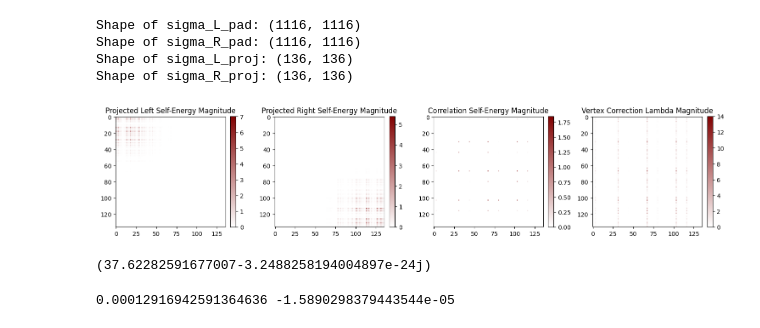
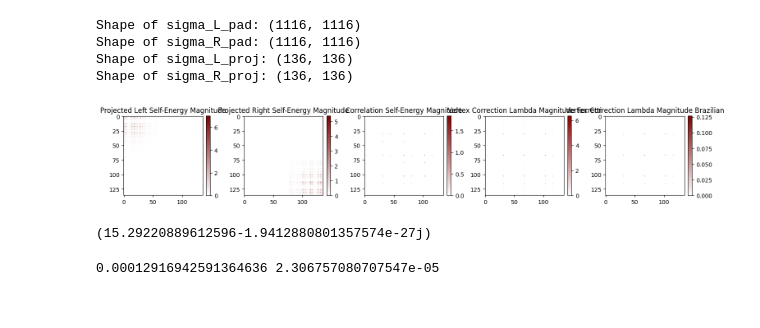
Before and after one commit to aj0337/qtpyt-tests, a Jupyter notebook: vertex_correction/pentadienyl/projection_mol_space/get_ed_transmission.ipynb, the cells around one changed output. Drawn from its saved outputs; the diff is of its cells as text; code cells hidden in the pictures.

```diff
--- a/vertex_correction/pentadienyl/projection_mol_space/get_ed_transmission.ipynb
+++ b/vertex_correction/pentadienyl/projection_mol_space/get_ed_transmission.ipynb
@@ -204,9 +204,12 @@ def combine_HS_leads_tip_blocks(hs_list_ii, hs_list_ij, side: str):
         S_merge = np.block([[S_bulk, S_coup], [S_coup.T.conj(), S_tip]])
 
         H_lm, S_lm = hs_list_ij[1]
-        H_lm_merge = np.vstack([np.zeros((810, 136)), H_lm])
-        S_lm_merge = np.vstack([np.zeros((810, 136)), S_lm])
 
+        n_bulk = H_bulk.shape[0]
+        n_mol = H_lm.shape[1]
+
+        H_lm_merge = np.vstack([np.zeros((n_bulk, n_mol)), H_lm])
+        S_lm_merge = np.vstack([np.zeros((n_bulk, n_mol)), S_lm])
         return [(H_merge, S_merge)], [(H_lm_merge, S_lm_merge)]
 
     if side == "right":
@@ -218,8 +221,10 @@ def combine_HS_leads_tip_blocks(hs_list_ii, hs_list_ij, side: str):
         S_merge = np.block([[S_tip, S_coup], [S_coup.T.conj(), S_bulk]])
 
         H_mr, S_mr = hs_list_ij[2]
-        H_mr_merge = np.hstack([H_mr, np.zeros((136, 810))])
-        S_mr_merge = np.hstack([S_mr, np.zeros((136, 810))])
+        n_bulk = H_bulk.shape[0]
+        n_mol = H_mr.shape[0]
+        H_mr_merge = np.hstack([H_mr, np.zeros((n_mol, n_bulk))])
+        S_mr_merge = np.hstack([S_mr, np.zeros((n_mol, n_bulk))])
 
         return [(H_merge, S_merge)], [(H_mr_merge, S_mr_merge)]
 
@@ -583,31 +588,36 @@ gamma_R = compute_gamma_from_sigma(sigma_R_proj)
 gamma_corr = compute_gamma_from_sigma(sigma_corr)
 n_mol = H_mol.shape[0]
 identity = np.eye(n_mol)
-lambda_corr_inv = gamma_L + gamma_R + 2 * eta * S_mol
+lambda_corr_inv = gamma_L + gamma_R + 2 * eta * identity
 lambda_corr = np.linalg.solve(lambda_corr_inv, gamma_corr)
+lambda_corr_brazilian = gamma_corr
 # %%
-fig, axes = plt.subplots(1, 4, figsize=(15, 5))
+fig, axes = plt.subplots(1, 5, figsize=(15, 5))
 
 im0 = axes[0].imshow(np.abs(sigma_L_proj), cmap=maroon_cmap)
 axes[0].set_title("Projected Left Self-Energy Magnitude")
 plt.colorbar(im0, ax=axes[0], fraction=0.046, pad=0.04)
 
 im1 = axes[1].imshow(np.abs(sigma_R_proj), cmap=maroon_cmap)
 axes[1].set_title("Projected Right Self-Energy Magnitude")
 plt.colorbar(im1, ax=axes[1], fraction=0.046, pad=0.04)
 
 im2 = axes[2].imshow(np.abs(sigma_corr), cmap=maroon_cmap)
 axes[2].set_title("Correlation Self-Energy Magnitude")
 plt.colorbar(im2, ax=axes[2], fraction=0.046, pad=0.04)
 
 im3 = axes[3].imshow(np.abs(lambda_corr), cmap=maroon_cmap)
-axes[3].set_title("Vertex Correction Lambda Magnitude")
+axes[3].set_title("Vertex Correction Lambda Magnitude Ferretti")
 plt.colorbar(im3, ax=axes[3], fraction=0.046, pad=0.04)
+
+im4 = axes[4].imshow(np.abs(lambda_corr_brazilian), cmap=maroon_cmap)
+axes[4].set_title("Vertex Correction Lambda Magnitude Brazilian")
+plt.colorbar(im4, ax=axes[4], fraction=0.046, pad=0.04)
 
 plt.tight_layout()
 plt.show()
 # %% [output]
-[figure, old version]
+[figure, new version]
 # %%
 G_mol = compute_greens_function_mol(
     H_mol=H_mol,
@@ -621,7 +631,7 @@ G_mol = compute_greens_function_mol(
 # %%
 np.trace(lambda_corr)
 # %% [output]
-(37.62282591677007-3.2488258194004897e-24j)
+(15.29220889612596-1.9412880801357574e-27j)
 # %%
 G_r = G_mol
 G_a = G_r.conj().T
@@ -630,4 +640,4 @@ T_inelatic = float(np.real(np.trace(gamma_L @ G_r @ gamma_R @ lambda_corr @ G_a)
 
 print(T_elastic, T_inelatic)
 # %% [output]
-0.00012916942591364636 -1.5890298379443544e-05
+0.00012916942591364636 2.306757080707547e-05
```
Also changed, not shown: 6 other files.
